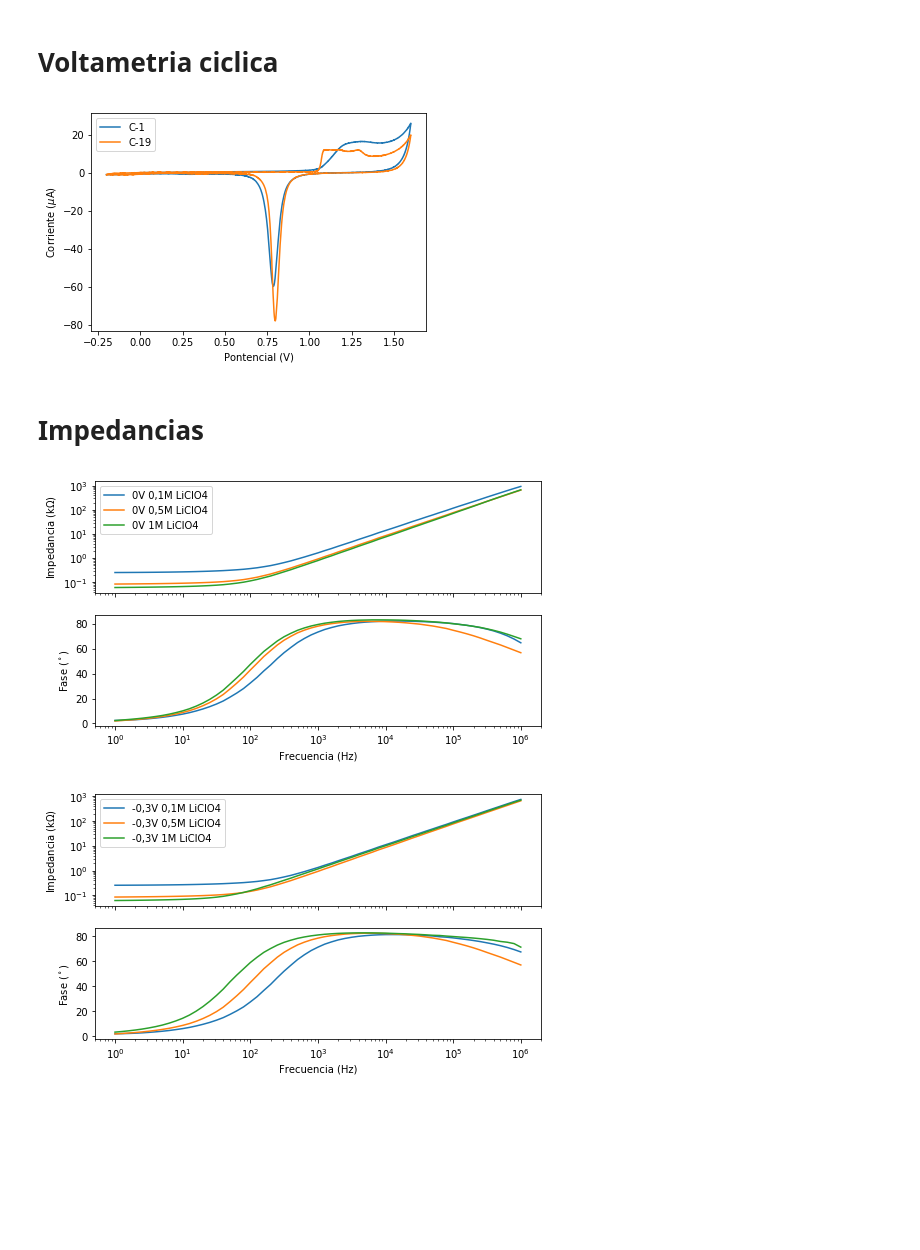
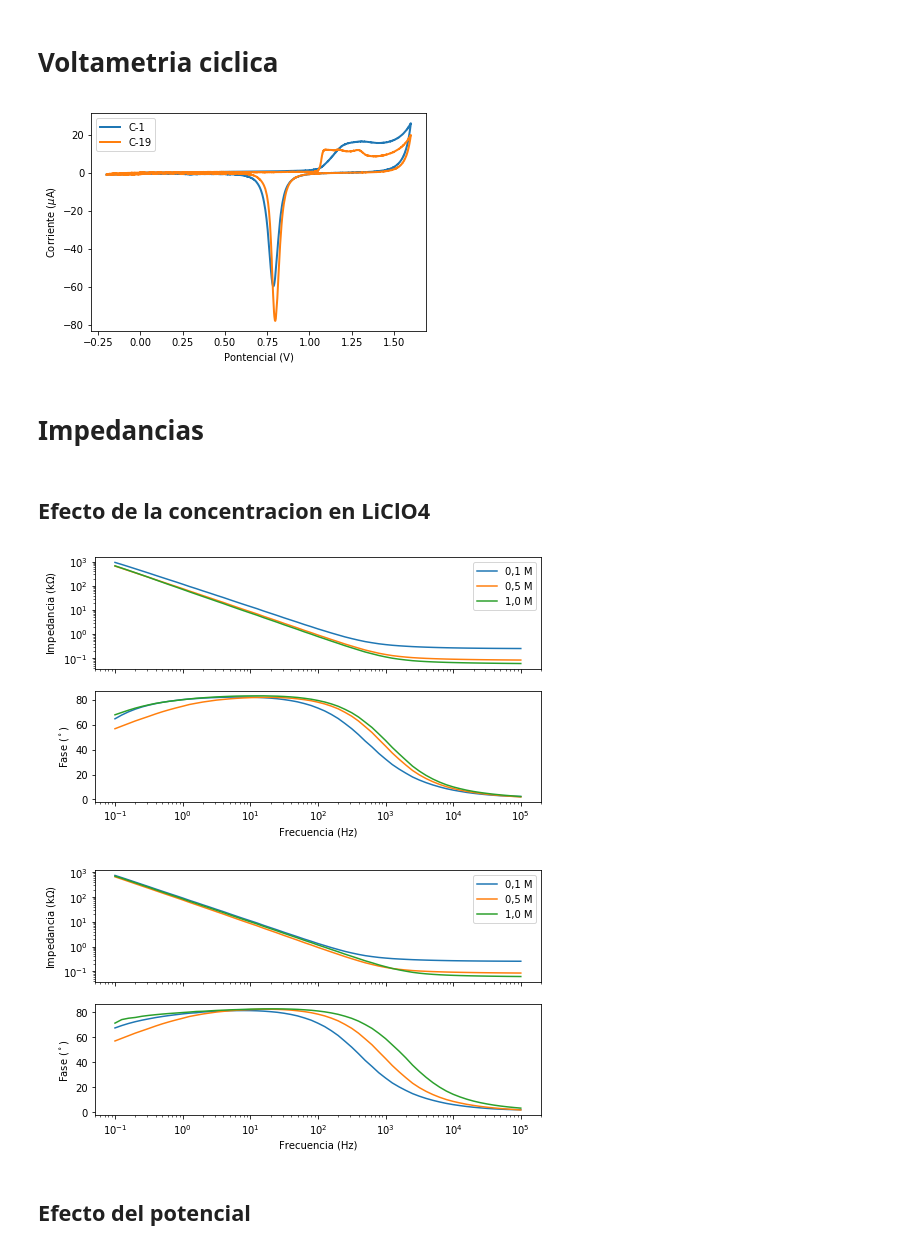
Before and after one commit to jsbarbosa/fqAvanzada, a Jupyter notebook: Impedancias/plots.ipynb, the cells around one changed output. Cells and saved outputs as stored; diff of their text form; code cells hidden in the pictures; blank space fills up the shorter version.

```diff
--- a/Impedancias/plots.ipynb
+++ b/Impedancias/plots.ipynb
@@ -13,8 +13,8 @@ odict_keys(['vc', '0V 0,1M LiClO4', '-0,3V 0,1M LiClO4', '0V 0,5M LiClO4', '-0,3
 x1, y1 = data['vc'][['X1', 'Y1']].values[10:].T
 x2, y2 = data['vc'][['X2', 'Y2']].values[10:].T
 
-plt.plot(x1, y1*1e6, label = "C-1")
-plt.plot(x2, y2*1e6, label = "C-19")
+plt.plot(x1, y1*1e6, label = "C-1", lw = 2)
+plt.plot(x2, y2*1e6, label = "C-19", lw = 2)
 
 plt.xlabel("Pontencial (V)")
 plt.ylabel("Corriente ($\mu$A)")
@@ -23,68 +23,74 @@ plt.legend()
 plt.savefig("voltametrias.png", dpi = 300)
 plt.show()
 # %% [output]
-[figure, old version]
+[figure, new version]
 # %% [markdown]
 # Impedancias
 # %%
-freq = np.logspace(0, 6, 61)
+freq = np.logspace(5, -1, 61) #0.1 - 100 kHz
 # %%
 voltage_1 = ['0V 0,1M LiClO4', '0V 0,5M LiClO4', '0V 1M LiClO4']
 voltage_2 = ['-0,3V 0,1M LiClO4', '-0,3V 0,5M LiClO4', '-0,3V 1M LiClO4']
+# %%
+def reImToMP(data):
+    x, y = data.values.T
+    p = np.rad2deg(np.arctan2(y, x))
+    m = abs(x + 1j*y)
+    return m, p
+# %% [markdown]
+## Efecto de la concentracion en LiClO4
 # %%
 fig, (ax1, ax2) = plt.subplots(2, figsize = (8, 4.5), sharex = True)
 
-for sheet in voltage_1:
-    x, y = data[sheet].values.T / 1e3
+mps = [reImToMP(data[sheet] / 1e3) for sheet in voltage_1]
+labels = ["0,1 M", "0,5 M", "1,0 M"]
 
-    p = np.rad2deg(np.arctan2(y, x))
-    m = abs(x + 1j*y)
-
-    ax1.plot(freq, m, label = sheet)
+for i in range(len(labels)):
+    m, p = mps[i]
+    ax1.plot(freq, m, label = labels[i])
     ax2.plot(freq, p)
 
 ax1.set_xscale('log')
 ax1.set_yscale('log')
 
-ax2.set_xscale('log')
+ax1.set_ylabel('Impedancia (k$\Omega$)')
 
-ax1.set_ylabel('Impedancia (k$\Omega$)')
 ax2.set_xlabel('Frecuencia (Hz)')
 ax2.set_ylabel('Fase ($^\circ$)')
 
 ax1.legend()
 
-plt.savefig("LiClO4_0,0.png", dpi = 300)
+plt.savefig("LiClO4_0,0V.png", dpi = 300)
 plt.show()
 # %% [output]
-[figure, old version]
+[figure, new version]
 # %%
 fig, (ax1, ax2) = plt.subplots(2, figsize = (8, 4.5), sharex = True)
 
-for sheet in voltage_2:
-    x, y = data[sheet].values.T / 1e3
+mps = [reImToMP(data[sheet] / 1e3) for sheet in voltage_2]
+labels = ["0,1 M", "0,5 M", "1,0 M"]
 
-    p = np.rad2deg(np.arctan2(y, x))
-    m = abs(x + 1j*y)
-
-    ax1.plot(freq, m, label = sheet)
+for i in range(len(labels)):
+    m, p = mps[i]
+    ax1.plot(freq, m, label = labels[i])
     ax2.plot(freq, p)
 
 ax1.set_xscale('log')
 ax1.set_yscale('log')
 
-ax2.set_xscale('log')
+ax1.set_ylabel('Impedancia (k$\Omega$)')
 
-ax1.set_ylabel('Impedancia (k$\Omega$)')
 ax2.set_xlabel('Frecuencia (Hz)')
 ax2.set_ylabel('Fase ($^\circ$)')
 
 ax1.legend()
 
-plt.savefig("LiClO4_0,3.png", dpi = 300)
+plt.savefig("LiClO4_0,3V.png", dpi = 300)
 plt.show()
 # %% [output]
-[figure, old version]
+[figure, new version]
+# %% [markdown]
+## Efecto del potencial
 # %%
 fig, (ax1, ax2) = plt.subplots(2, figsize = (8, 4.5), sharex = True)
 
```
Also changed, not shown: parts of 2 cells of this notebook, 9 other files.
